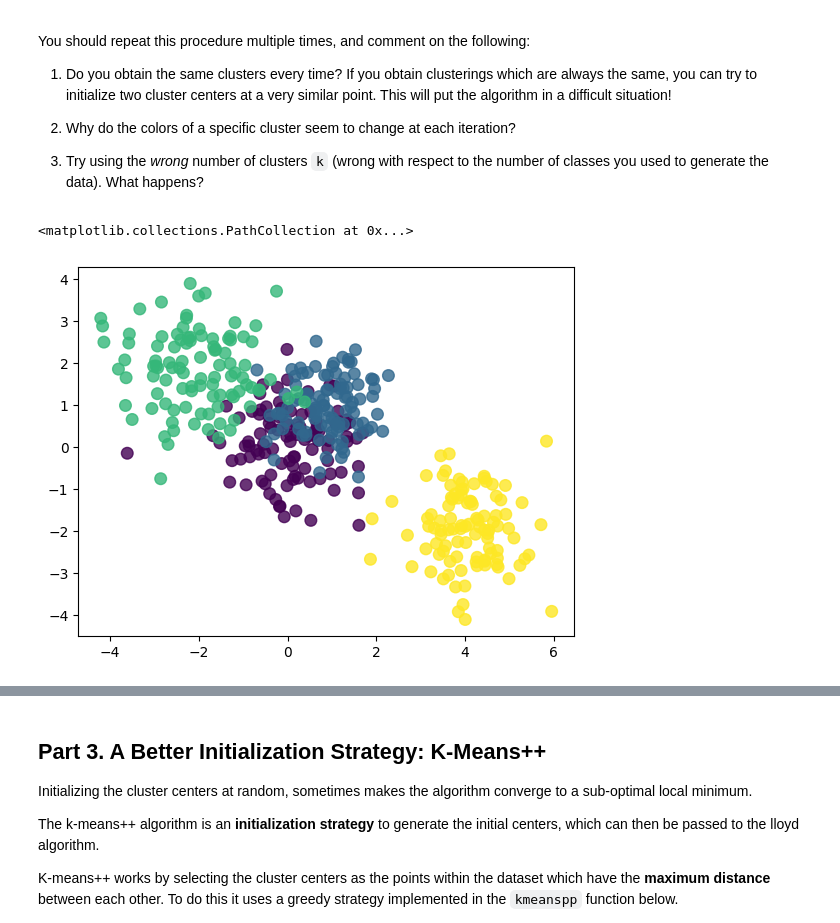
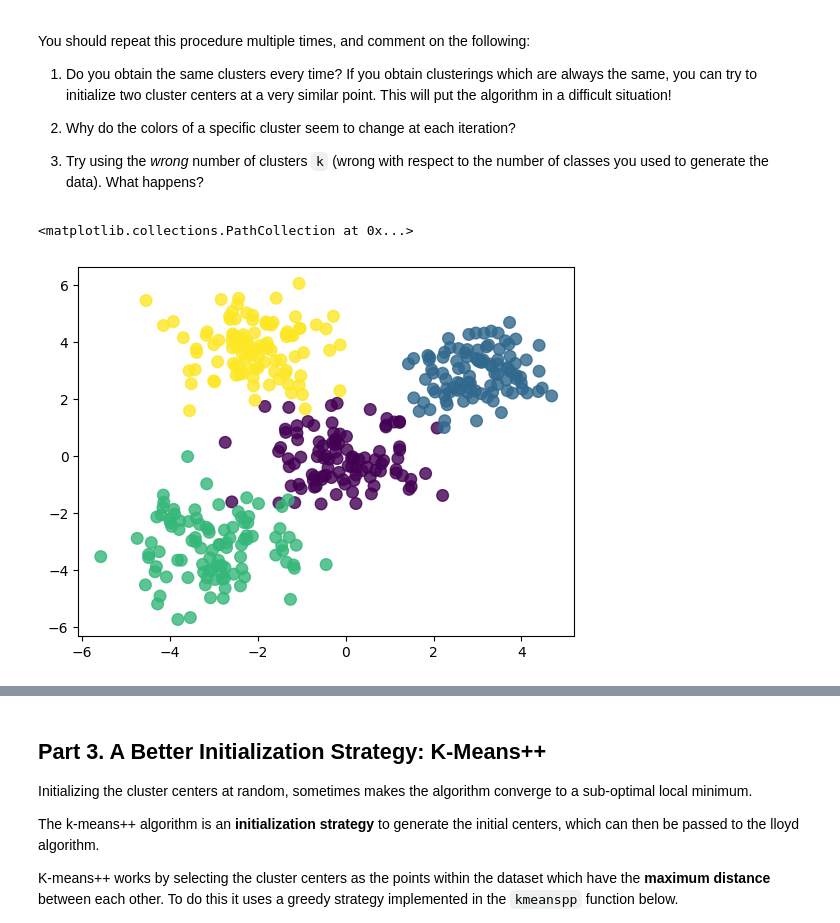
Before and after one commit to girofex/Machine-Learning-Algorithms, a Jupyter notebook: Lab8-KMeans.ipynb, the cells around one changed output, grey strips where cells are left out. Cells and saved outputs as stored; diff of their text form; code cells hidden in the pictures.

```diff
--- a/Lab8-KMeans.ipynb
+++ b/Lab8-KMeans.ipynb
@@ -90,11 +90,11 @@ You should repeat this procedure multiple times, and comment on the following:
  3. Try using the *wrong* number of clusters `k` (wrong with respect to the number of classes you used to generate the data). What happens?
 # %%
 # Build a dataset with at least 4 classes in 2 dimensions, and plot it
-X, Y = mixGauss(means = [[0, 0], [1, 1], [-2, 2], [4, -2]], sigmas = [0.9, 0.75, 1.0, 0.85], n=100)# ... fill here ...
+X, Y = mixGauss(means = [[0, 0], [3, 3], [-3, -3], [-2, 4]], sigmas = [0.9, 0.75, 1.0, 0.85], n=100)# ... fill here ...
 plt.scatter(X[:,0], X[:,1], s=70, c=Y, alpha=0.8)
 # %% [output]
 <matplotlib.collections.PathCollection at 0x...>
-[figure, old version]
+[figure, new version]
 # %%
 # Try with a random initialization of the centers.
 k = 5# ... fill here ...
```
Also changed, not shown: parts of 2 cells of this notebook.
